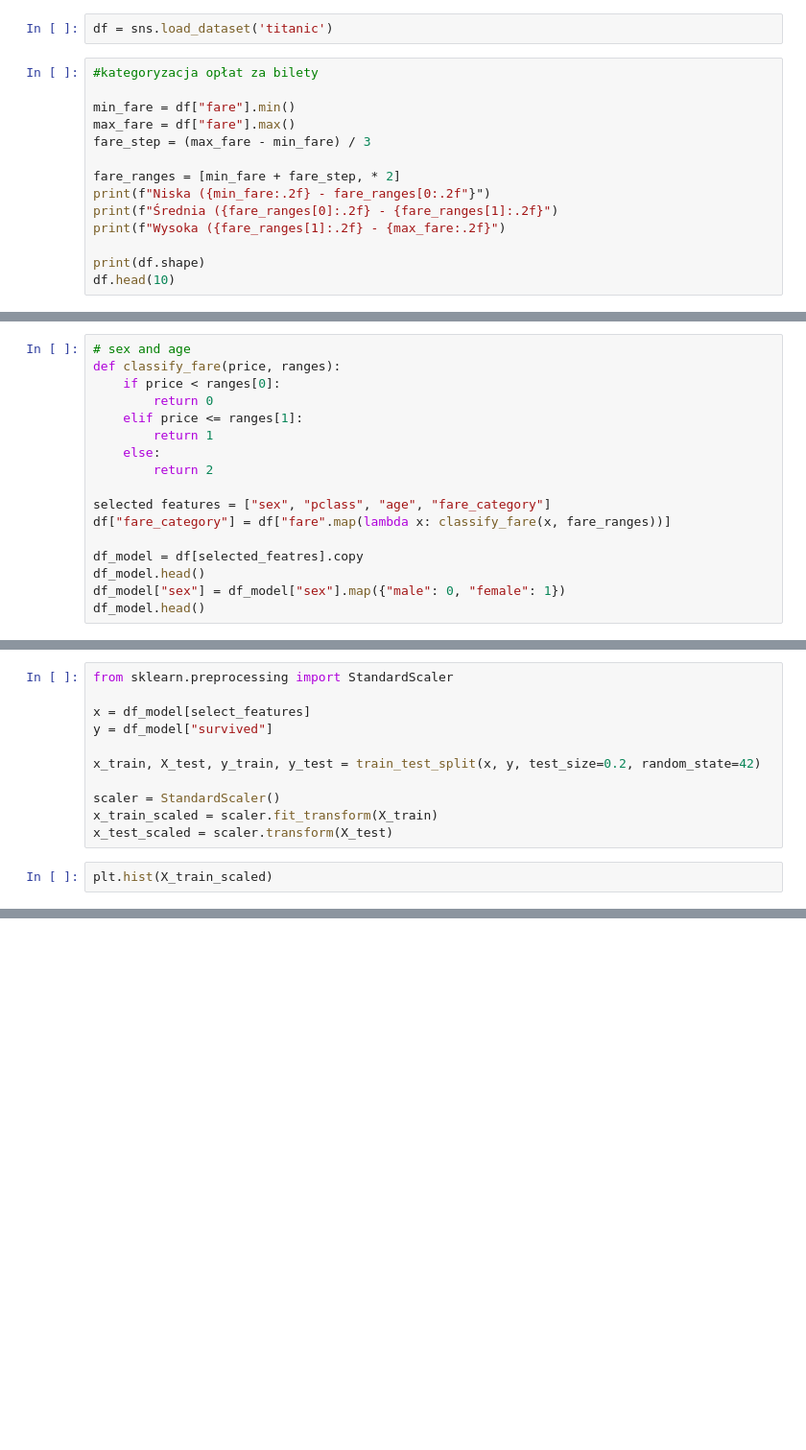
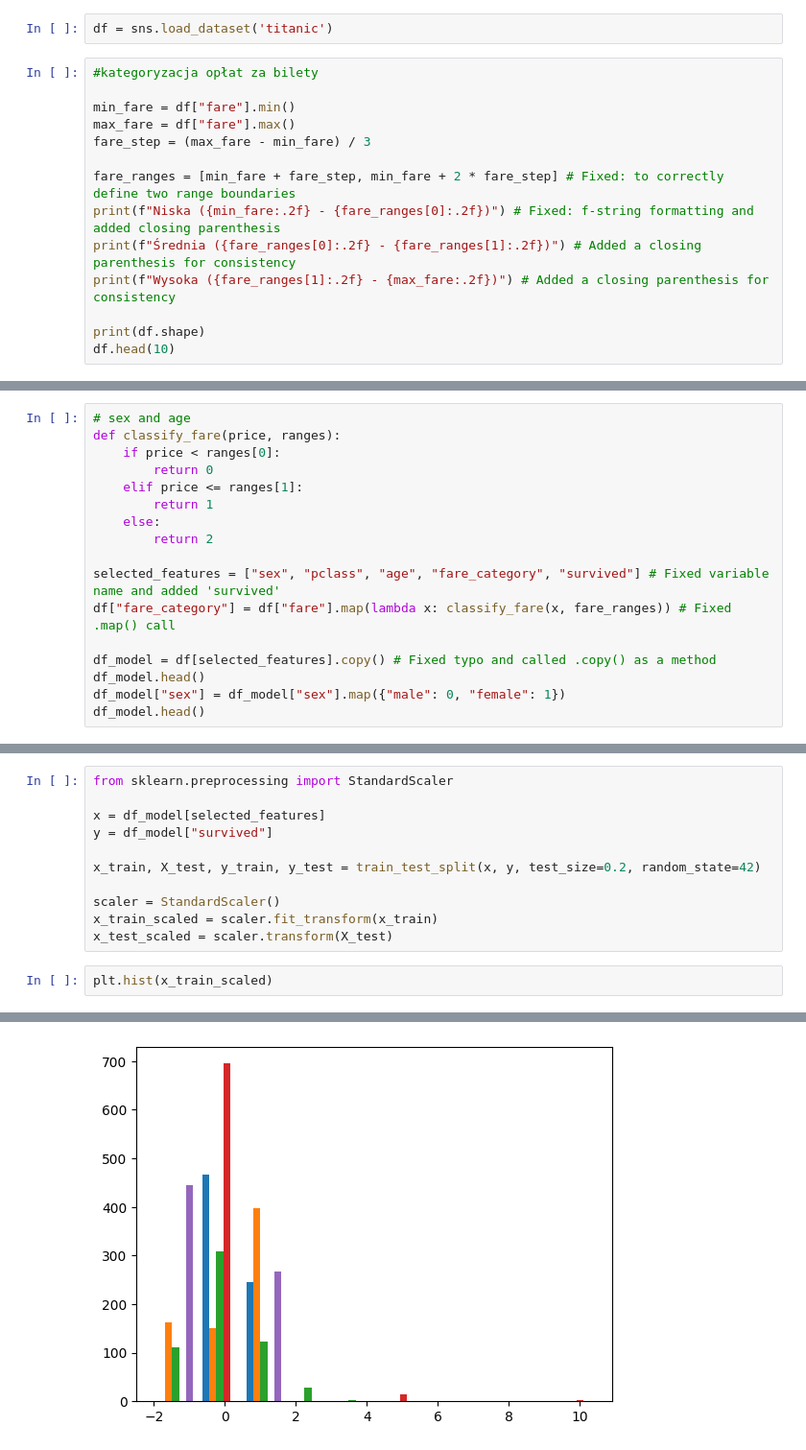
Before and after one commit to Szymoniakfoltynson/ai-course-friday, a Jupyter notebook: Titanic1.ipynb, the cells around one changed output, grey strips where cells are left out. Shown at 96% size. Drawn from its saved outputs; the diff is of its cells as text; blank space fills up the shorter version.

```diff
--- a/Titanic1.ipynb
+++ b/Titanic1.ipynb
@@ -15,10 +15,10 @@ min_fare = df["fare"].min()
 max_fare = df["fare"].max()
 fare_step = (max_fare - min_fare) / 3
 
-fare_ranges = [min_fare + fare_step, * 2]
-print(f"Niska ({min_fare:.2f} - fare_ranges[0:.2f"}")
-print(f"Średnia ({fare_ranges[0]:.2f} - {fare_ranges[1]:.2f}")
-print(f"Wysoka ({fare_ranges[1]:.2f} - {max_fare:.2f}")
+fare_ranges = [min_fare + fare_step, min_fare + 2 * fare_step] # Fixed: to correctly define two range boundaries
+print(f"Niska ({min_fare:.2f} - {fare_ranges[0]:.2f})") # Fixed: f-string formatting and added closing parenthesis
+print(f"Średnia ({fare_ranges[0]:.2f} - {fare_ranges[1]:.2f})") # Added a closing parenthesis for consistency
+print(f"Wysoka ({fare_ranges[1]:.2f} - {max_fare:.2f})") # Added a closing parenthesis for consistency
 
 print(df.shape)
 df.head(10)
@@ -32,10 +48,10 @@ def classify_fare(price, ranges):
     else:
         return 2
 
-selected features = ["sex", "pclass", "age", "fare_category"]
-df["fare_category"] = df["fare".map(lambda x: classify_fare(x, fare_ranges))]
+selected_features = ["sex", "pclass", "age", "fare_category", "survived"] # Fixed variable name and added 'survived'
+df["fare_category"] = df["fare"].map(lambda x: classify_fare(x, fare_ranges)) # Fixed .map() call
 
-df_model = df[selected_featres].copy
+df_model = df[selected_features].copy() # Fixed typo and called .copy() as a method
 df_model.head()
 df_model["sex"] = df_model["sex"].map({"male": 0, "female": 1})
 df_model.head()
@@ -42,13 +65,14 @@ df_model.head()
 # %%
 from sklearn.preprocessing import StandardScaler
 
-x = df_model[select_features]
+x = df_model[selected_features]
 y = df_model["survived"]
 
 x_train, X_test, y_train, y_test = train_test_split(x, y, test_size=0.2, random_state=42)
 
 scaler = StandardScaler()
-x_train_scaled = scaler.fit_transform(X_train)
+x_train_scaled = scaler.fit_transform(x_train)
 x_test_scaled = scaler.transform(X_test)
 # %%
-plt.hist(X_train_scaled)
+plt.hist(x_train_scaled)
+# %% [output]
@@ -54,0 +88 @@ plt.hist(X_train_scaled)
+[figure, added]
```
Also changed, not shown: parts of 3 cells of this notebook.
